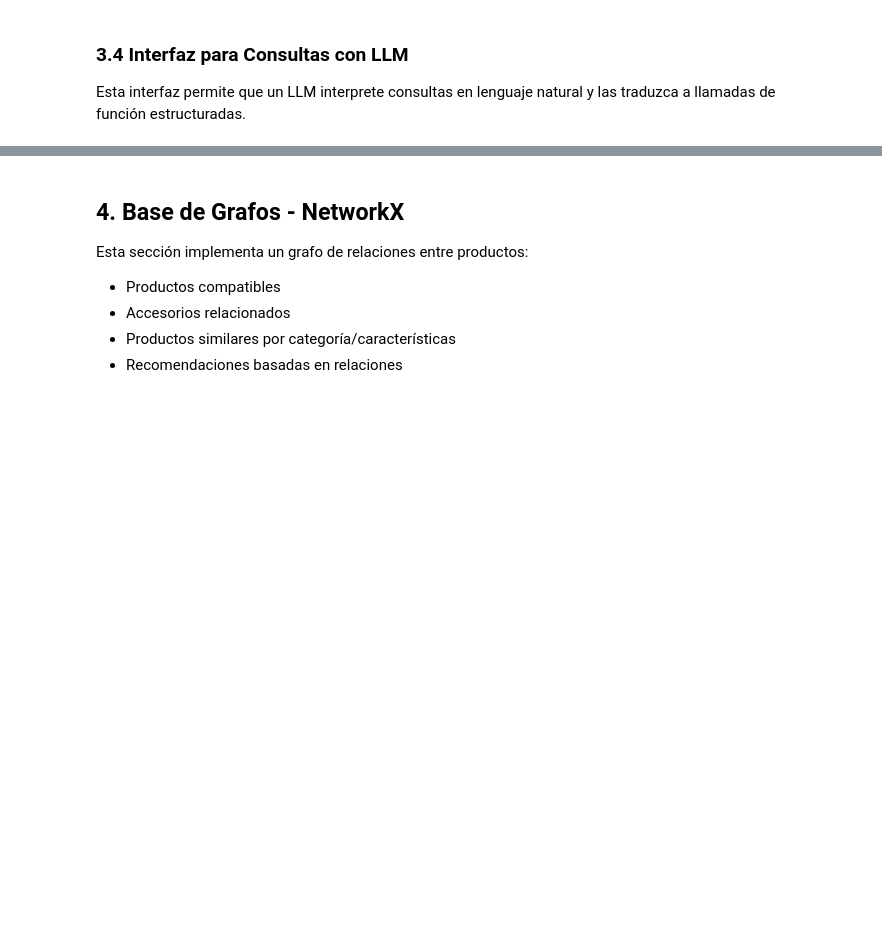
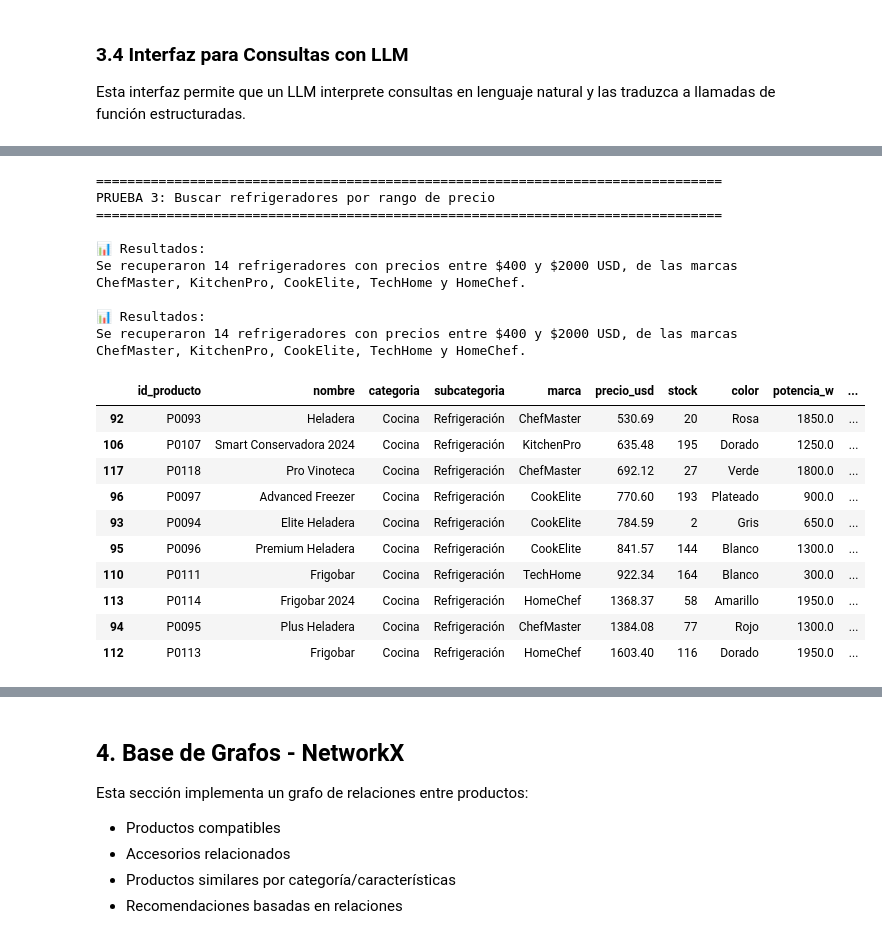
Before and after one commit to valenrosito/nlp-rag-agent-electrodomesticos, a Jupyter notebook: 1.rag_flow.ipynb, the cells around one changed output, grey strips where cells are left out. Saved outputs shown, nothing was run; the diff lists cells and outputs as text; code cells hidden in the pictures; blank space fills up the shorter version.

Commit message:
fix(funciones_context): - Agregado de filtrado por subcategoria en funciones - Correcion del contexto para incluir esto y ejemplos

```diff
--- a/1.rag_flow.ipynb
+++ b/1.rag_flow.ipynb
@@ -680,14 +608,15 @@ Archivo 2: Funciones Disponibles
 ### 3.3 Funciones de Consulta Tabular
 # %%
 def buscar_por_precio(precio_min: float = None, precio_max: float = None,
-                      categoria: str = None) -> pd.DataFrame:
+                      categoria: str = None, subcategoria: str = None) -> pd.DataFrame:
     """
-    Busca productos por rango de precio y opcionalmente por categoría.
+    Busca productos por rango de precio y opcionalmente por categoría y subcategoría.
 
     Args:
         precio_min: Precio mínimo
         precio_max: Precio máximo
         categoria: Categoría de producto
+        subcategoria: Subcategoría de producto
 
     Returns:
         DataFrame con productos filtrados
@@ -703,15 +632,19 @@ def buscar_por_precio(precio_min: float = None, precio_max: float = None,
     if categoria is not None:
         df = df[df['categoria'].str.contains(categoria, case=False, na=False)]
 
+    if subcategoria is not None:
+        df = df[df['subcategoria'].str.contains(subcategoria, case=False, na=False)]
+
     return df.sort_values('precio_usd')
 
-def buscar_por_stock(stock_min: int = 0, categoria: str = None) -> pd.DataFrame:
+def buscar_por_stock(stock_min: int = 0, categoria: str = None, subcategoria: str = None) -> pd.DataFrame:
     """
     Busca productos con stock disponible.
 
     Args:
         stock_min: Stock mínimo requerido
         categoria: Categoría de producto
+        subcategoria: Subcategoría de producto
 
     Returns:
         DataFrame con productos con stock
@@ -721,6 +654,9 @@ def buscar_por_stock(stock_min: int = 0, categoria: str = None) -> pd.DataFrame:
 
     if categoria is not None:
         df = df[df['categoria'].str.contains(categoria, case=False, na=False)]
+
+    if subcategoria is not None:
+        df = df[df['subcategoria'].str.contains(subcategoria, case=False, na=False)]
 
     return df.sort_values('stock', ascending=False)
 
@@ -1073,3 +1010,36 @@ Se muestran 300 productos electrodomésticos con stock disponible, incluyendo in
 | 177 | P0178 | Panel Calefactor | Climatización | Calefacción | AirFlow | 875.09 | 2 | Negro | 350.0 | ... |
 | 50 | P0051 | Freidora de Aire Plus | Cocina | Cocción | CookElite | 1156.62 | 1 | Verde | 1700.0 | ... |
 300 rows × 14 columns
+# %%
+print("=" * 80)
+print("PRUEBA 3: Buscar refrigeradores por rango de precio")
+print("=" * 80)
+
+resultado3, data = consulta_con_llm_tabular(llm=llm,
+    consulta_usuario="Dame de la subcategoria refrigeradores entre $400 y $2000",
+)
+
+print(f"\n📊 Resultados:")
+print(resultado3)
+display(data.head(10))
+# %% [output]
+================================================================================
+PRUEBA 3: Buscar refrigeradores por rango de precio
+================================================================================
+
+📊 Resultados:
+Se recuperaron 14 refrigeradores con precios entre $400 y $2000 USD, de las marcas ChefMaster, KitchenPro, CookElite, TechHome y HomeChef.
+
+📊 Resultados:
+Se recuperaron 14 refrigeradores con precios entre $400 y $2000 USD, de las marcas ChefMaster, KitchenPro, CookElite, TechHome y HomeChef.
+|  | id_producto | nombre | categoria | subcategoria | marca | precio_usd | stock | color | potencia_w | ... |
+| 92 | P0093 | Heladera | Cocina | Refrigeración | ChefMaster | 530.69 | 20 | Rosa | 1850.0 | ... |
+| 106 | P0107 | Smart Conservadora 2024 | Cocina | Refrigeración | KitchenPro | 635.48 | 195 | Dorado | 1250.0 | ... |
+| 117 | P0118 | Pro Vinoteca | Cocina | Refrigeración | ChefMaster | 692.12 | 27 | Verde | 1800.0 | ... |
+| 96 | P0097 | Advanced Freezer | Cocina | Refrigeración | CookElite | 770.60 | 193 | Plateado | 900.0 | ... |
+| 93 | P0094 | Elite Heladera | Cocina | Refrigeración | CookElite | 784.59 | 2 | Gris | 650.0 | ... |
+| 95 | P0096 | Premium Heladera | Cocina | Refrigeración | CookElite | 841.57 | 144 | Blanco | 1300.0 | ... |
+| 110 | P0111 | Frigobar | Cocina | Refrigeración | TechHome | 922.34 | 164 | Blanco | 300.0 | ... |
+| 113 | P0114 | Frigobar 2024 | Cocina | Refrigeración | HomeChef | 1368.37 | 58 | Amarillo | 1950.0 | ... |
+| 94 | P0095 | Plus Heladera | Cocina | Refrigeración | ChefMaster | 1384.08 | 77 | Rojo | 1300.0 | ... |
+| 112 | P0113 | Frigobar | Cocina | Refrigeración | HomeChef | 1603.40 | 116 | Dorado | 1950.0 | ... |
```
Also changed, not shown: parts of 13 cells of this notebook, 3 other files.
